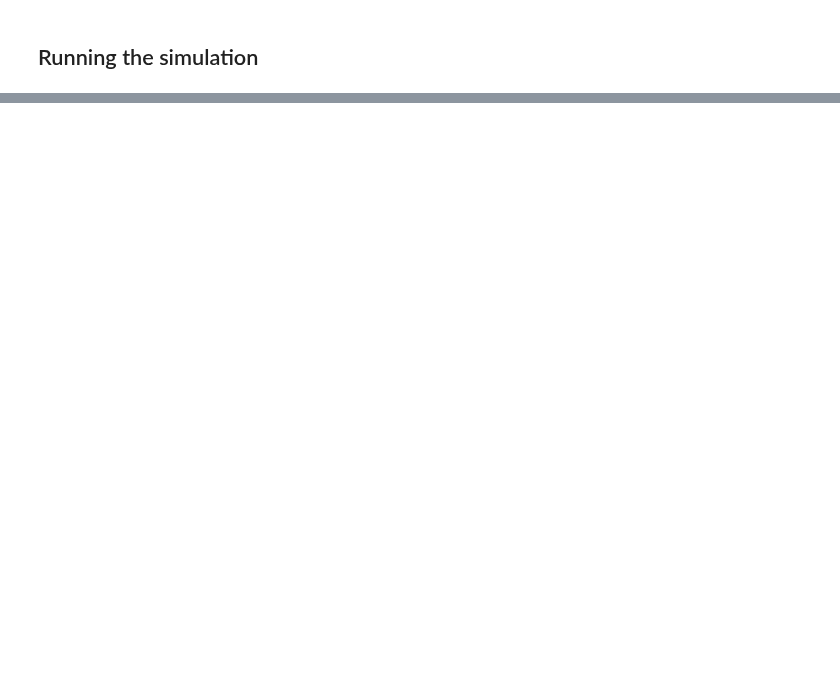
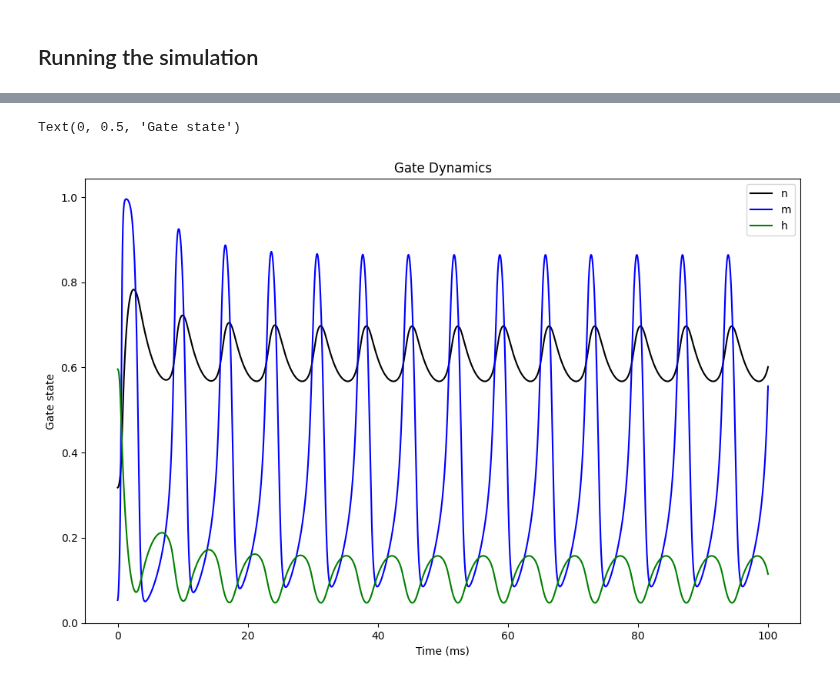
Before and after one commit to OwenJPage/Sheffield-PSY6307-Neural-Dynamics-and-Computation, a Jupyter notebook: biologically_plausible_models/hh_neuron.ipynb, the cells around one changed output, grey strips where cells are left out. Drawn from its saved outputs; the diff is of its cells as text; code cells hidden in the pictures; blank space fills up the shorter version.

```diff
--- a/biologically_plausible_models/hh_neuron.ipynb
+++ b/biologically_plausible_models/hh_neuron.ipynb
@@ -51,9 +51,7 @@ Next we will define our *fixed* model Hodgkin-Huxley model parameters. These wil
 | `leak_v_equib` | Membrane leak reversal potential | mv         |
 | `membrane_cap` | Membrane capacitance             | μF         |
 # %%
-
-
-in_cur = 0.9  # Input current?
+input_current = 0.9  # Input current?
 
 k_g_max = 0.36  # Max potassium conductance
 k_v_equib = -77  # Potassium reversal potential
@@ -84,0 +141,15 @@ for i,t in enumerate(t_range):
+# %%
+fig2 = plt.figure(figsize=(12, 7.5))
+ax2 = plt.axes()
+
+# TODO: Colour-blind accessibility
+ax2.plot(t_range, n_hist, "k-", label="n")
+ax2.plot(t_range, m_hist, "b-", label="m")
+ax2.plot(t_range, h_hist, "g-", label="h")
+ax2.legend()
+ax2.set_title("Gate Dynamics")
+ax2.set_xlabel("Time (ms)")
+ax2.set_ylabel("Gate state")
+# %% [output]
+Text(0, 0.5, 'Gate state')
+[figure, added]
```
Also changed, not shown: parts of 7 cells of this notebook.
